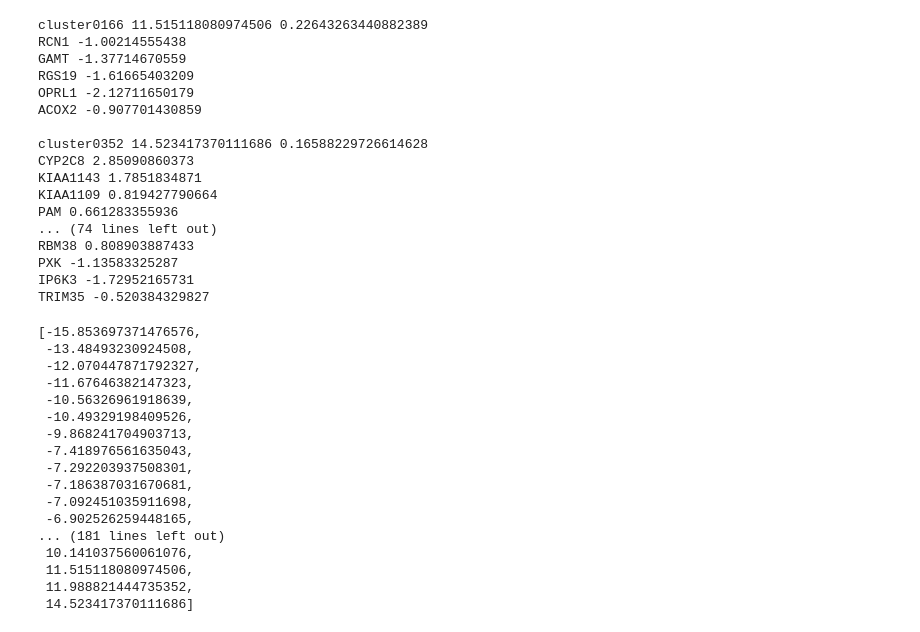
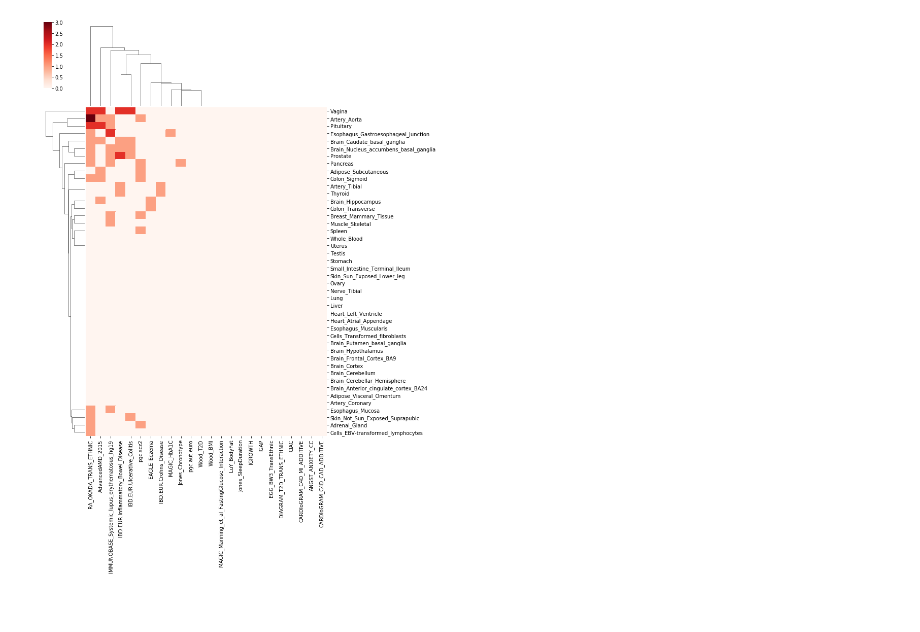
Before and after one commit to howchihlee/gwas_component_analysis, a Jupyter notebook: src/compute_z-score.ipynb, the cells around one changed output. Drawn from its saved outputs; the diff is of its cells as text; code cells hidden in the pictures; blank space fills up the shorter version.

```diff
--- a/src/compute_z-score.ipynb
+++ b/src/compute_z-score.ipynb
@@ -133,52 +94,0 @@ np.sqrt(pca_weight.dot(df_1k[pca_genes].cov().values).dot(pca_weight))
-# %%
-res = []
-for k, pca_genes, pca_weight, pca_sig in pca_models:
-
-    sig_1k = (df_1k[pca_genes].values * pca_weight[np.newaxis, :]).sum(axis = 1).std()
-
-    z = compute_gwas_z(pca_genes, pca_weight, sig_1k, gene2z, gene2var)
-    res.append(z)
-    if abs(z) > 10.:
-        print k, z, sig_1k
-        for g in pca_genes:
-            if g in gid2gn:
-                print gid2gn[g], gene2z[g]
-        print
-# %% [output]
-cluster0166 11.515118080974506 0.22643263440882389
-RCN1 -1.00214555438
-GAMT -1.37714670559
-RGS19 -1.61665403209
-OPRL1 -2.12711650179
-ACOX2 -0.907701430859
-
-cluster0352 14.523417370111686 0.16588229726614628
-CYP2C8 2.85090860373
-KIAA1143 1.7851834871
-KIAA1109 0.819427790664
-PAM 0.661283355936
-... (74 lines left out)
-RBM38 0.808903887433
-PXK -1.13583325287
-IP6K3 -1.72952165731
-TRIM35 -0.520384329827
-# %%
-sorted(res)
-# %% [output]
-[-15.853697371476576,
- -13.48493230924508,
- -12.070447871792327,
- -11.67646382147323,
- -10.56326961918639,
- -10.49329198409526,
- -9.868241704903713,
- -7.418976561635043,
- -7.292203937508301,
- -7.186387031670681,
- -7.092451035911698,
- -6.902526259448165,
-... (181 lines left out)
- 10.141037560061076,
- 11.515118080974506,
- 11.988821444735352,
- 14.523417370111686]
@@ -184,0 +138,18 @@ sorted(res)
+# %%
+id2tissue = [tissue for tissue, item0 in pi.groupby('tissue')]
+# %%
+tissue2id = {t:i for i, t in enumerate(id2tissue)}
+ph2id = {t:i for i, t in enumerate(id2ph)}
+# %%
+count_mat = np.zeros((len(id2ph), len(id2tissue)))
+for (p, t), item in res_all.items():
+    count_mat[ph2id[p], tissue2id[t]] = np.sum(np.abs(item) > 5.0) # / float(len(item))
+# %%
+import seaborn.apionly as sns
+import matplotlib.pyplot as plt
+% matplotlib inline
+
+sns.clustermap(pd.DataFrame(count_mat, index=id2ph, columns = id2tissue).T, cmap = 'Reds', figsize = (10, 15))
+plt.show()
+# %% [output]
+[figure, added]
```
Also changed, not shown: parts of 27 cells of this notebook, 16 other files.
